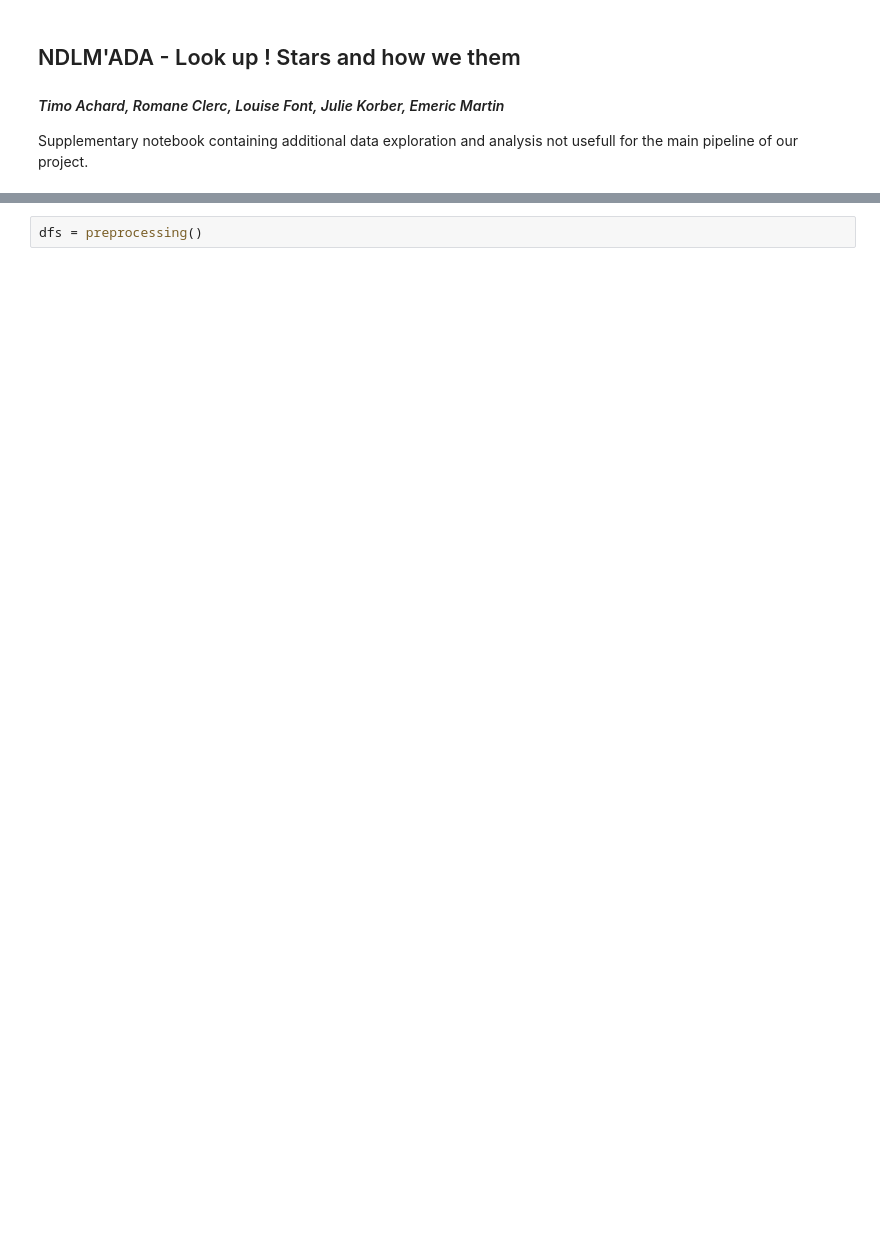
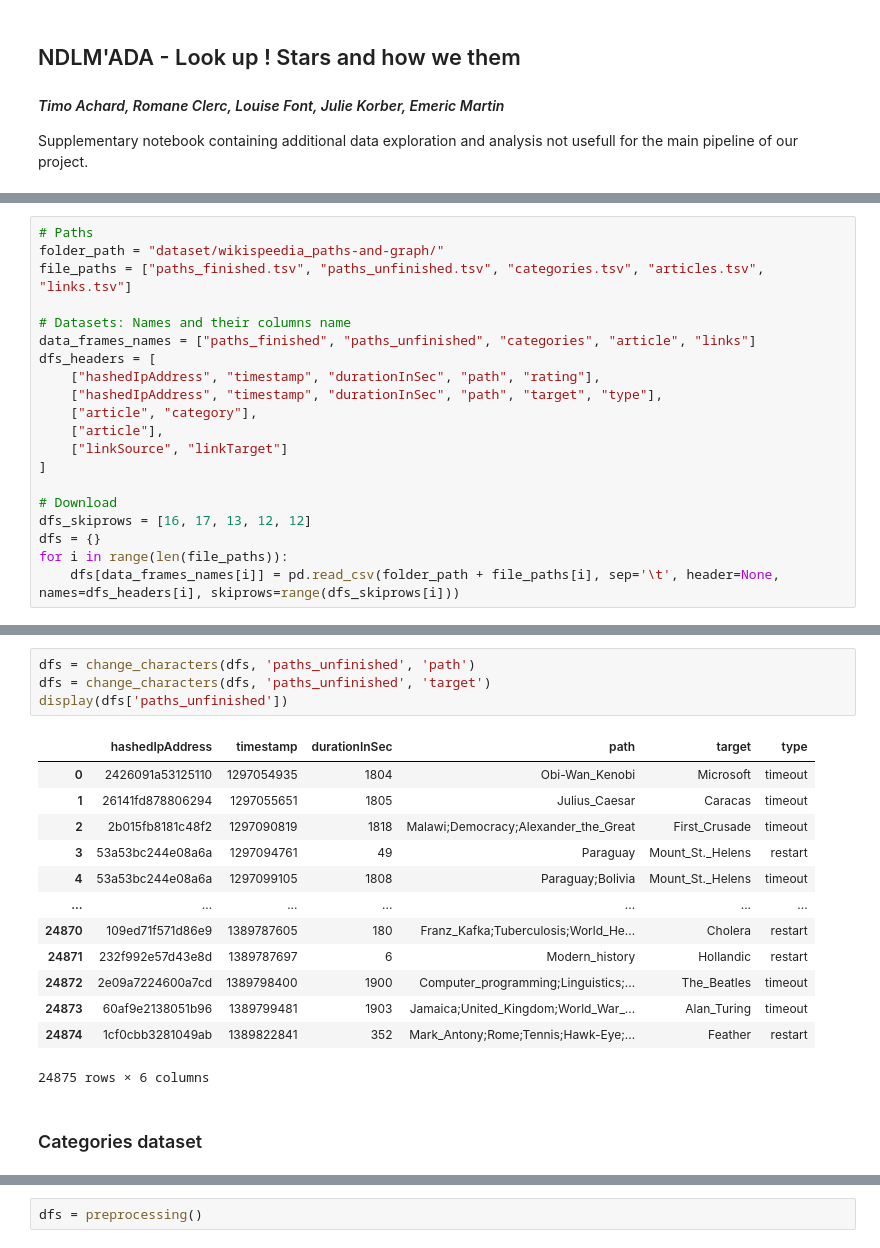
Before and after one commit to epfl-ada/ada-2023-project-ndlmada, a Jupyter notebook: supplementary_notebook.ipynb, the cells around one changed output, grey strips where cells are left out. Drawn from its saved outputs; the diff is of its cells as text; blank space fills up the shorter version.

```diff
--- a/supplementary_notebook.ipynb
+++ b/supplementary_notebook.ipynb
@@ -32,0 +46,20 @@ Supplementary notebook containing additional data exploration and analysis not u
+# %%
+# Paths
+folder_path = "dataset/wikispeedia_paths-and-graph/"
+file_paths = ["paths_finished.tsv", "paths_unfinished.tsv", "categories.tsv", "articles.tsv", "links.tsv"]
+
+# Datasets: Names and their columns name
+data_frames_names = ["paths_finished", "paths_unfinished", "categories", "article", "links"]
+dfs_headers = [
+    ["hashedIpAddress", "timestamp", "durationInSec", "path", "rating"],
+    ["hashedIpAddress", "timestamp", "durationInSec", "path", "target", "type"],
+    ["article", "category"],
+    ["article"],
+    ["linkSource", "linkTarget"]
+]
+
+# Download
+dfs_skiprows = [16, 17, 13, 12, 12]
+dfs = {}
+for i in range(len(file_paths)):
+    dfs[data_frames_names[i]] = pd.read_csv(folder_path + file_paths[i], sep='\t', header=None, names=dfs_headers[i], skiprows=range(dfs_skiprows[i]))
@@ -32,0 +230,20 @@ Supplementary notebook containing additional data exploration and analysis not u
+# %%
+dfs = change_characters(dfs, 'paths_unfinished', 'path')
+dfs = change_characters(dfs, 'paths_unfinished', 'target')
+display(dfs['paths_unfinished'])
+# %% [output]
+|  | hashedIpAddress | timestamp | durationInSec | path | target | type |
+| 0 | 2426091a53125110 | 1297054935 | 1804 | Obi-Wan_Kenobi | Microsoft | timeout |
+| 1 | 26141fd878806294 | 1297055651 | 1805 | Julius_Caesar | Caracas | timeout |
+| 2 | 2b015fb8181c48f2 | 1297090819 | 1818 | Malawi;Democracy;Alexander_the_Great | First_Crusade | timeout |
+| 3 | 53a53bc244e08a6a | 1297094761 | 49 | Paraguay | Mount_St._Helens | restart |
+| 4 | 53a53bc244e08a6a | 1297099105 | 1808 | Paraguay;Bolivia | Mount_St._Helens | timeout |
+| ... | ... | ... | ... | ... | ... | ... |
+| 24870 | 109ed71f571d86e9 | 1389787605 | 180 | Franz_Kafka;Tuberculosis;World_He... | Cholera | restart |
+| 24871 | 232f992e57d43e8d | 1389787697 | 6 | Modern_history | Hollandic | restart |
+| 24872 | 2e09a7224600a7cd | 1389798400 | 1900 | Computer_programming;Linguistics;... | The_Beatles | timeout |
+| 24873 | 60af9e2138051b96 | 1389799481 | 1903 | Jamaica;United_Kingdom;World_War_... | Alan_Turing | timeout |
+| 24874 | 1cf0cbb3281049ab | 1389822841 | 352 | Mark_Antony;Rome;Tennis;Hawk-Eye;... | Feather | restart |
+24875 rows × 6 columns
+# %% [markdown]
+### Categories dataset <a classe="anchor" id="subsection0_3_3"></a>
```
Also changed, not shown: parts of 28 cells of this notebook.
